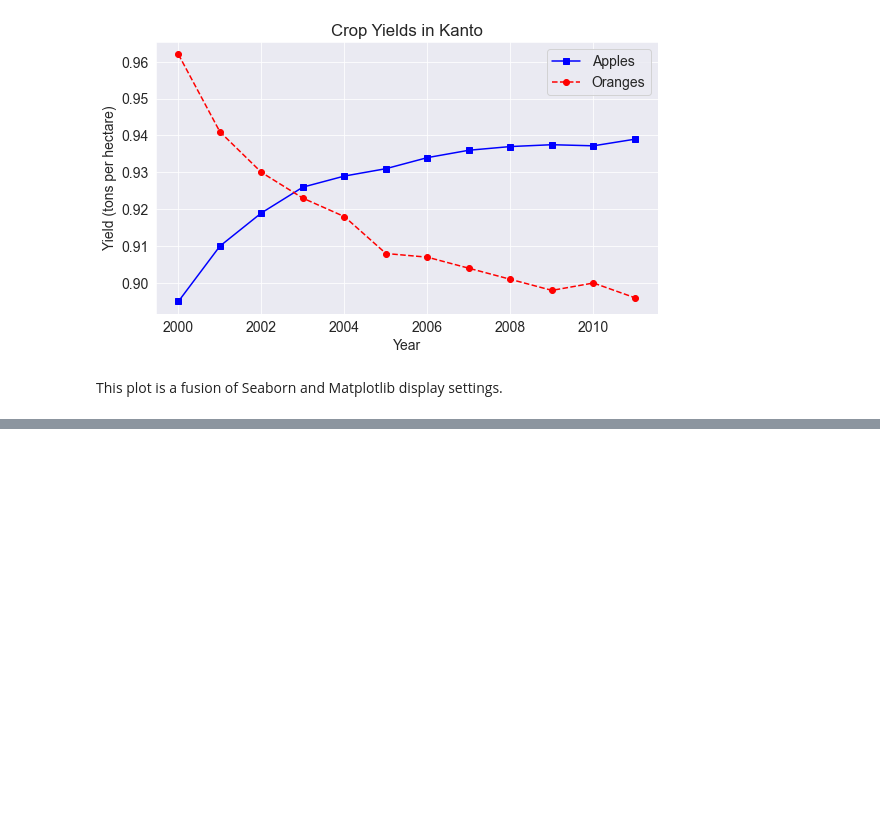
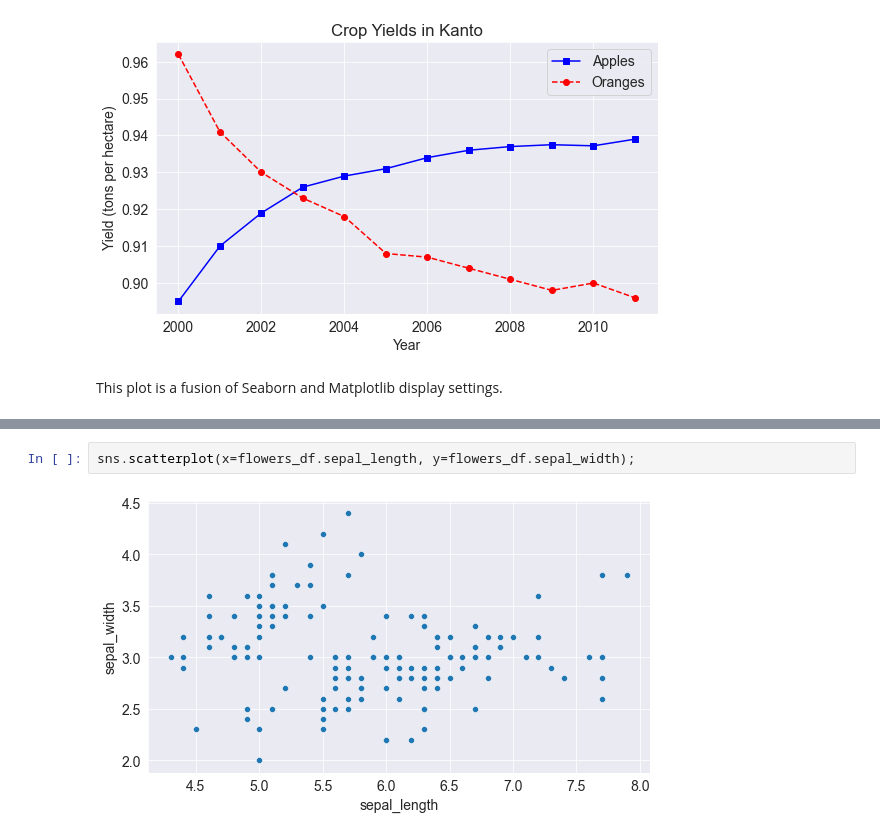
Before and after one commit to code-lucidal58/python_for_data_analysis, a Jupyter notebook: zero_to_pandas/lecture-5-matplotlib-data-visualization.ipynb, the cells around one changed output, grey strips where cells are left out. Saved outputs shown, nothing was run; the diff lists cells and outputs as text; blank space fills up the shorter version.

```diff
--- a/zero_to_pandas/lecture-5-matplotlib-data-visualization.ipynb
+++ b/zero_to_pandas/lecture-5-matplotlib-data-visualization.ipynb
@@ -206,0 +242,4 @@ This plot is a fusion of Seaborn and Matplotlib display settings.
+# %%
+sns.scatterplot(x=flowers_df.sepal_length, y=flowers_df.sepal_width);
+# %% [output]
+[figure, added]
```
Also changed, not shown: parts of 11 cells of this notebook.
